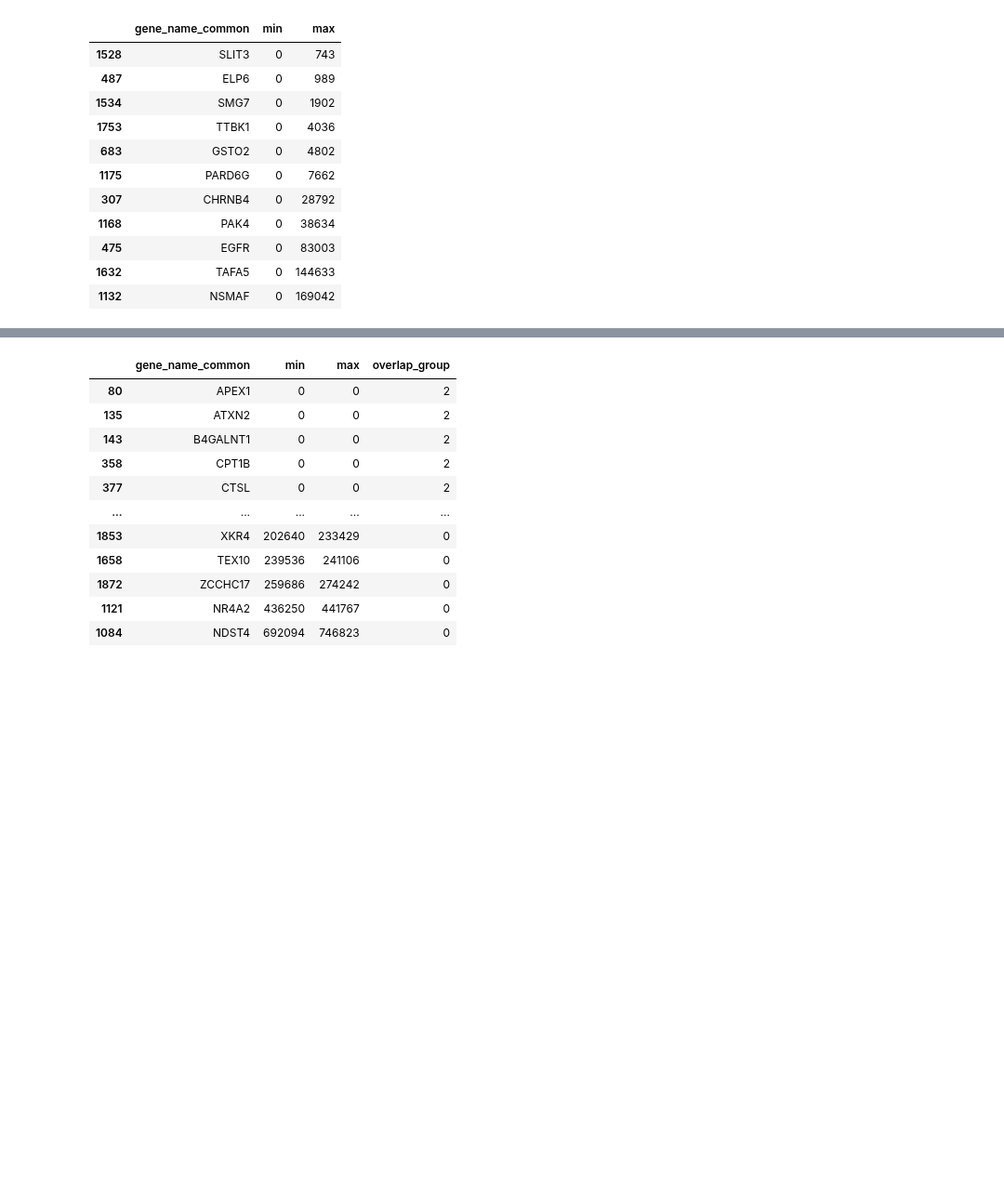
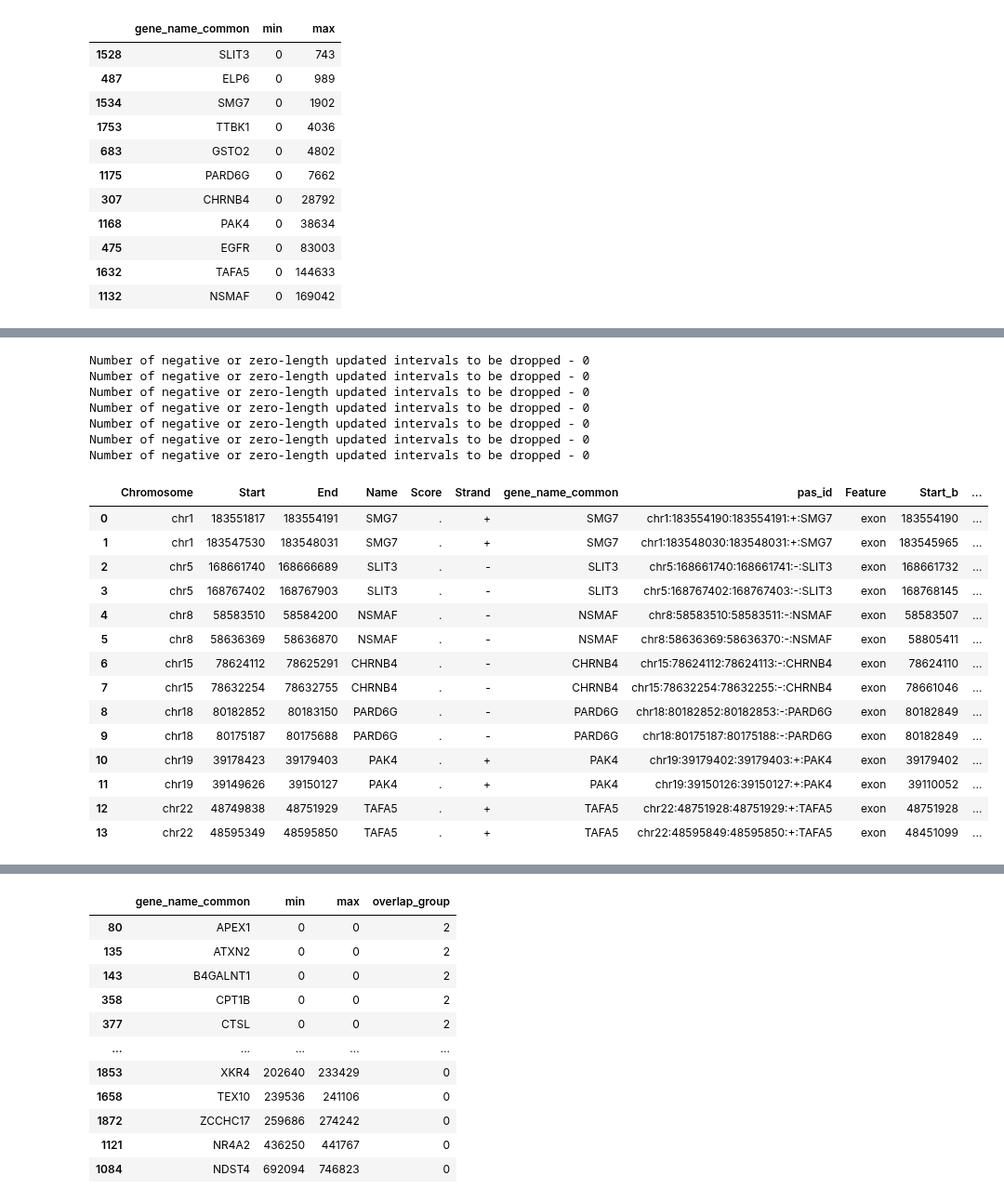
Before and after one commit to frattalab/tdp43-apa, a Jupyter notebook: slamseq/zeng_to_regions.ipynb, the cells around one changed output, grey strips where cells are left out. Shown at 93% size. Drawn from its saved outputs; the diff is of its cells as text; code cells hidden in the pictures; blank space fills up the shorter version.

```diff
--- a/slamseq/zeng_to_regions.ipynb
+++ b/slamseq/zeng_to_regions.ipynb
@@ -726,0 +817,33 @@ dist_min_max[dist_min_max.gene_name_common.isin(zeng_int_unaccounted)]
+# %%
+# partner PAS overlapping ALE - update PAS 5'ends to annotated ALE
+pas_le_bin_olap = pas_le_bin.subset(lambda df: df.Distance == 0).apply(lambda df: _df_update_5p(df))
+pas_le_bin_olap
+
+# for intronic PAS, extend PAS coordinates by 500nt upstream
+pas_le_bin_int = pas_le_bin.subset(lambda df: df.Distance != 0).extend({"5": 500})
+
+pas_le_bin_upd = pr.concat([pas_le_bin_olap, pas_le_bin_int])
+pas_le_bin_upd
+# %% [output]
+Number of negative or zero-length updated intervals to be dropped - 0
+Number of negative or zero-length updated intervals to be dropped - 0
+Number of negative or zero-length updated intervals to be dropped - 0
+Number of negative or zero-length updated intervals to be dropped - 0
+Number of negative or zero-length updated intervals to be dropped - 0
+Number of negative or zero-length updated intervals to be dropped - 0
+Number of negative or zero-length updated intervals to be dropped - 0
+|  | Chromosome | Start | End | Name | Score | Strand | gene_name_common | pas_id | Feature | Start_b | ... |
+| 0 | chr1 | 183551817 | 183554191 | SMG7 | . | + | SMG7 | chr1:183554190:183554191:+:SMG7 | exon | 183554190 | ... |
+| 1 | chr1 | 183547530 | 183548031 | SMG7 | . | + | SMG7 | chr1:183548030:183548031:+:SMG7 | exon | 183545965 | ... |
+| 2 | chr5 | 168661740 | 168666689 | SLIT3 | . | - | SLIT3 | chr5:168661740:168661741:-:SLIT3 | exon | 168661732 | ... |
+| 3 | chr5 | 168767402 | 168767903 | SLIT3 | . | - | SLIT3 | chr5:168767402:168767403:-:SLIT3 | exon | 168768145 | ... |
+| 4 | chr8 | 58583510 | 58584200 | NSMAF | . | - | NSMAF | chr8:58583510:58583511:-:NSMAF | exon | 58583507 | ... |
+| 5 | chr8 | 58636369 | 58636870 | NSMAF | . | - | NSMAF | chr8:58636369:58636370:-:NSMAF | exon | 58805411 | ... |
+| 6 | chr15 | 78624112 | 78625291 | CHRNB4 | . | - | CHRNB4 | chr15:78624112:78624113:-:CHRNB4 | exon | 78624110 | ... |
+| 7 | chr15 | 78632254 | 78632755 | CHRNB4 | . | - | CHRNB4 | chr15:78632254:78632255:-:CHRNB4 | exon | 78661046 | ... |
+| 8 | chr18 | 80182852 | 80183150 | PARD6G | . | - | PARD6G | chr18:80182852:80182853:-:PARD6G | exon | 80182849 | ... |
+| 9 | chr18 | 80175187 | 80175688 | PARD6G | . | - | PARD6G | chr18:80175187:80175188:-:PARD6G | exon | 80182849 | ... |
+| 10 | chr19 | 39178423 | 39179403 | PAK4 | . | + | PAK4 | chr19:39179402:39179403:+:PAK4 | exon | 39179402 | ... |
+| 11 | chr19 | 39149626 | 39150127 | PAK4 | . | + | PAK4 | chr19:39150126:39150127:+:PAK4 | exon | 39110052 | ... |
+| 12 | chr22 | 48749838 | 48751929 | TAFA5 | . | + | TAFA5 | chr22:48751928:48751929:+:TAFA5 | exon | 48751928 | ... |
+| 13 | chr22 | 48595349 | 48595850 | TAFA5 | . | + | TAFA5 | chr22:48595849:48595850:+:TAFA5 | exon | 48451099 | ... |
```
Also changed, not shown: parts of 17 cells of this notebook, 1 other file.
